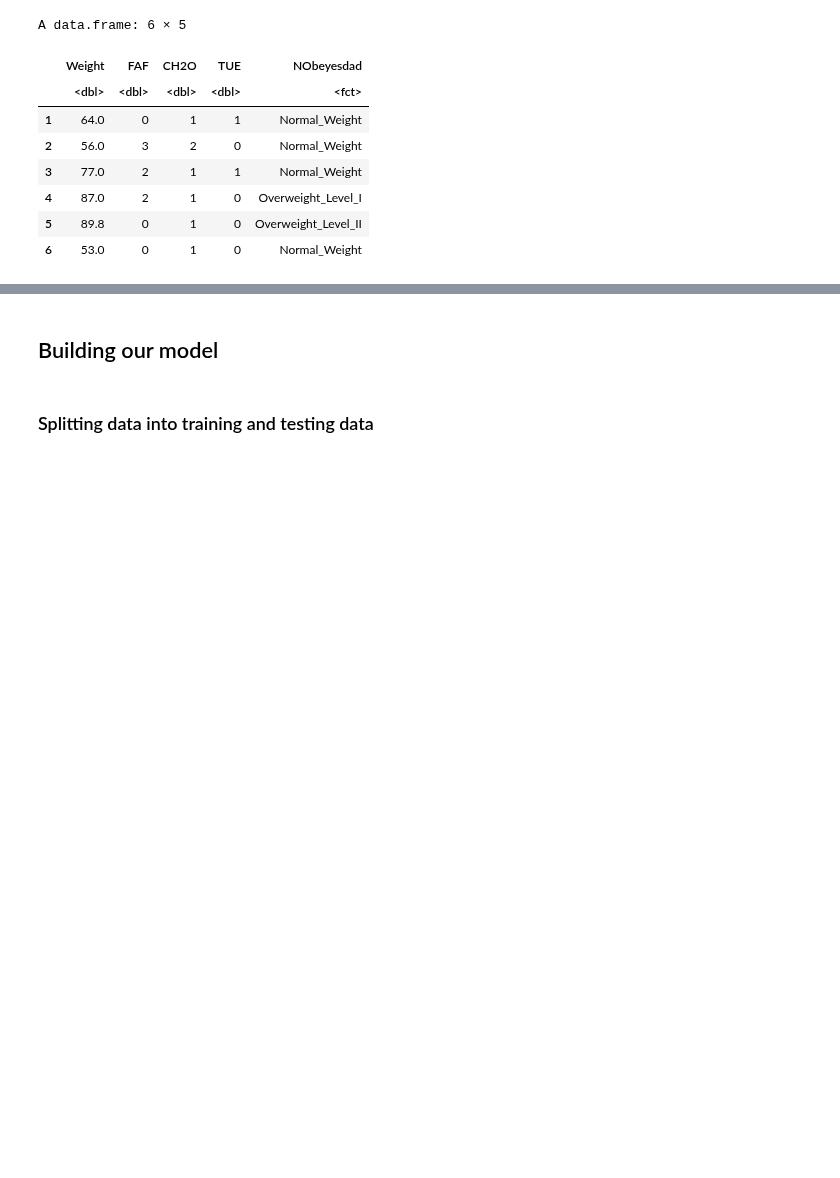
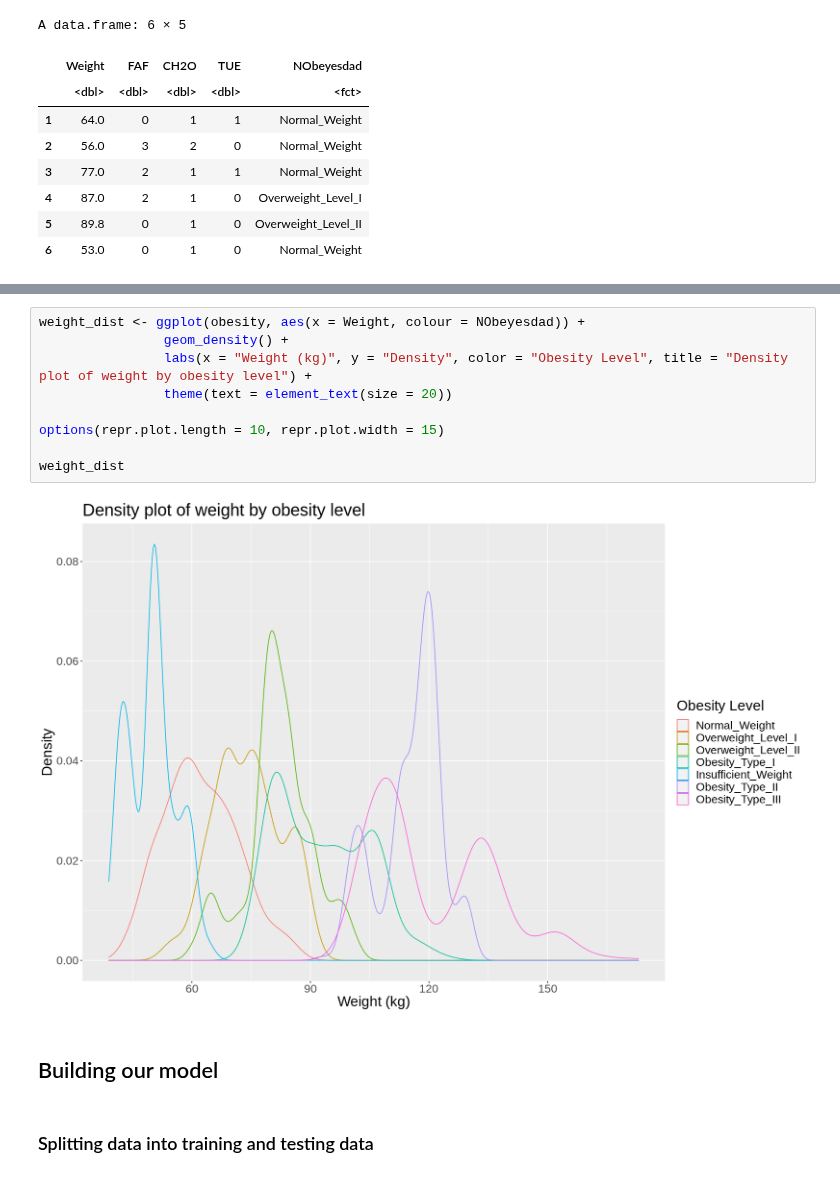
Before and after one commit to Julian-UBC/dsci_100_group_project, a Jupyter notebook: obesity_prediction.ipynb, the cells around one changed output, grey strips where cells are left out. Drawn from its saved outputs; the diff is of its cells as text; blank space fills up the shorter version.

```diff
--- a/obesity_prediction.ipynb
+++ b/obesity_prediction.ipynb
@@ -35,3 +58,14 @@ A data.frame: 6 × 5
+# %%
+weight_dist <- ggplot(obesity, aes(x = Weight, colour = NObeyesdad)) +
+                geom_density() +
+                labs(x = "Weight (kg)", y = "Density", color = "Obesity Level", title = "Density plot of weight by obesity level") +
+                theme(text = element_text(size = 20))
+
+options(repr.plot.length = 10, repr.plot.width = 15)
+
+weight_dist
+# %% [output]
+[figure, added]
 # %% [markdown]
 ## Building our model
 # %% [markdown]
```
Also changed, not shown: parts of 13 cells of this notebook.
